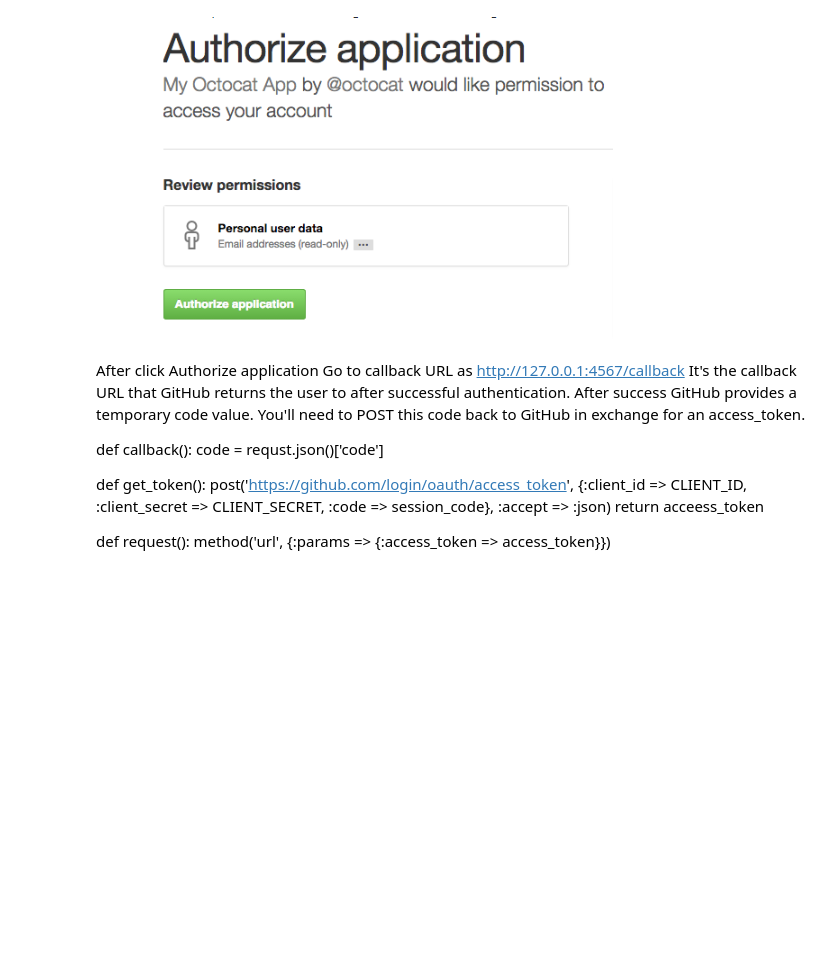
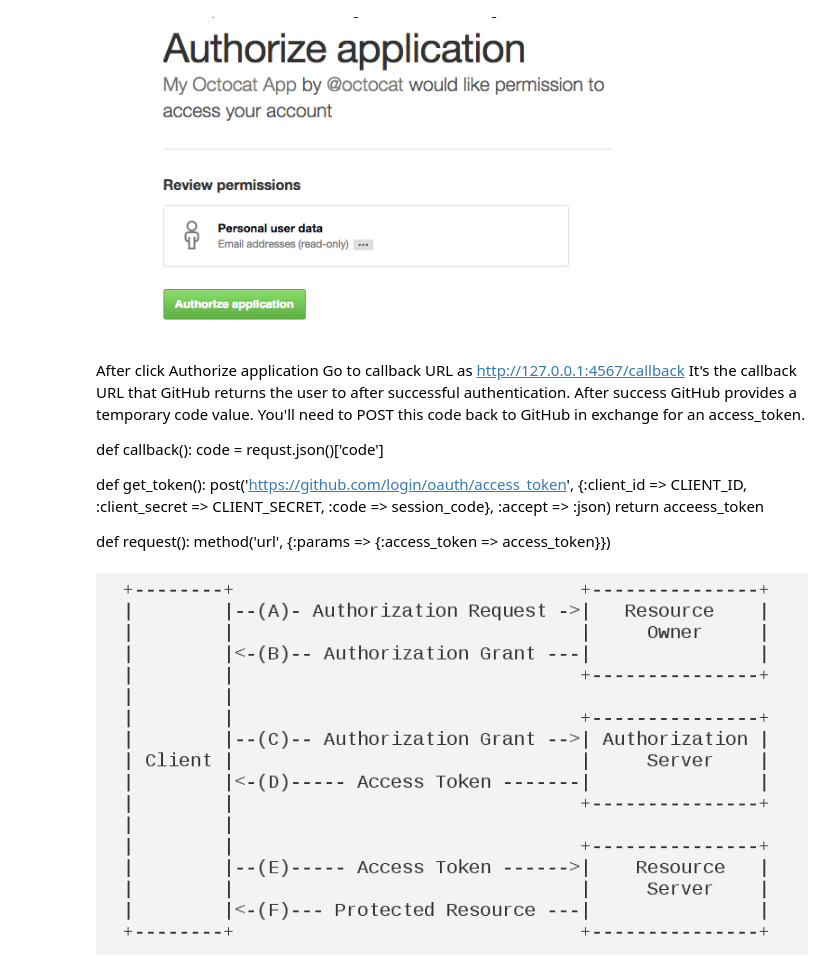
Before and after one commit to wangzelin007/python-for-everybody, a Jupyter notebook: 800_auth/804_github_app_client_secret.ipynb, the cells around one changed output. Saved outputs shown, nothing was run; the diff lists cells and outputs as text; code cells hidden in the pictures; blank space fills up the shorter version.

```diff
--- a/800_auth/804_github_app_client_secret.ipynb
+++ b/800_auth/804_github_app_client_secret.ipynb
@@ -34,3 +34,8 @@ def get_token():
 def request():
     method('url',
          {:params => {:access_token => access_token}})
+# %%
+from IPython.display import Image
+Image('./oauth1.png')
+# %% [output]
+[figure, added]
```
Also changed, not shown: parts of 3 cells of this notebook, 3 other files.
